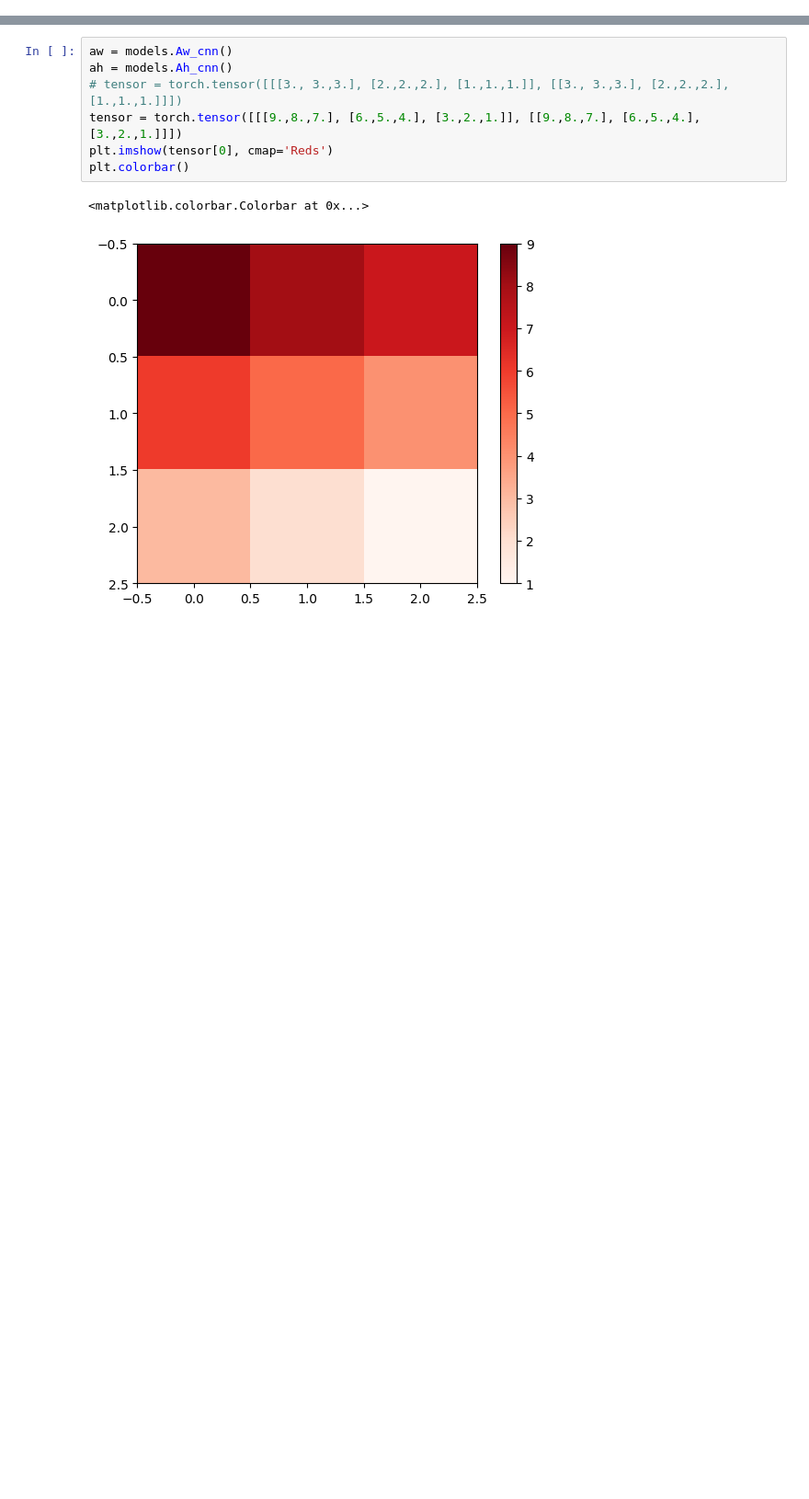
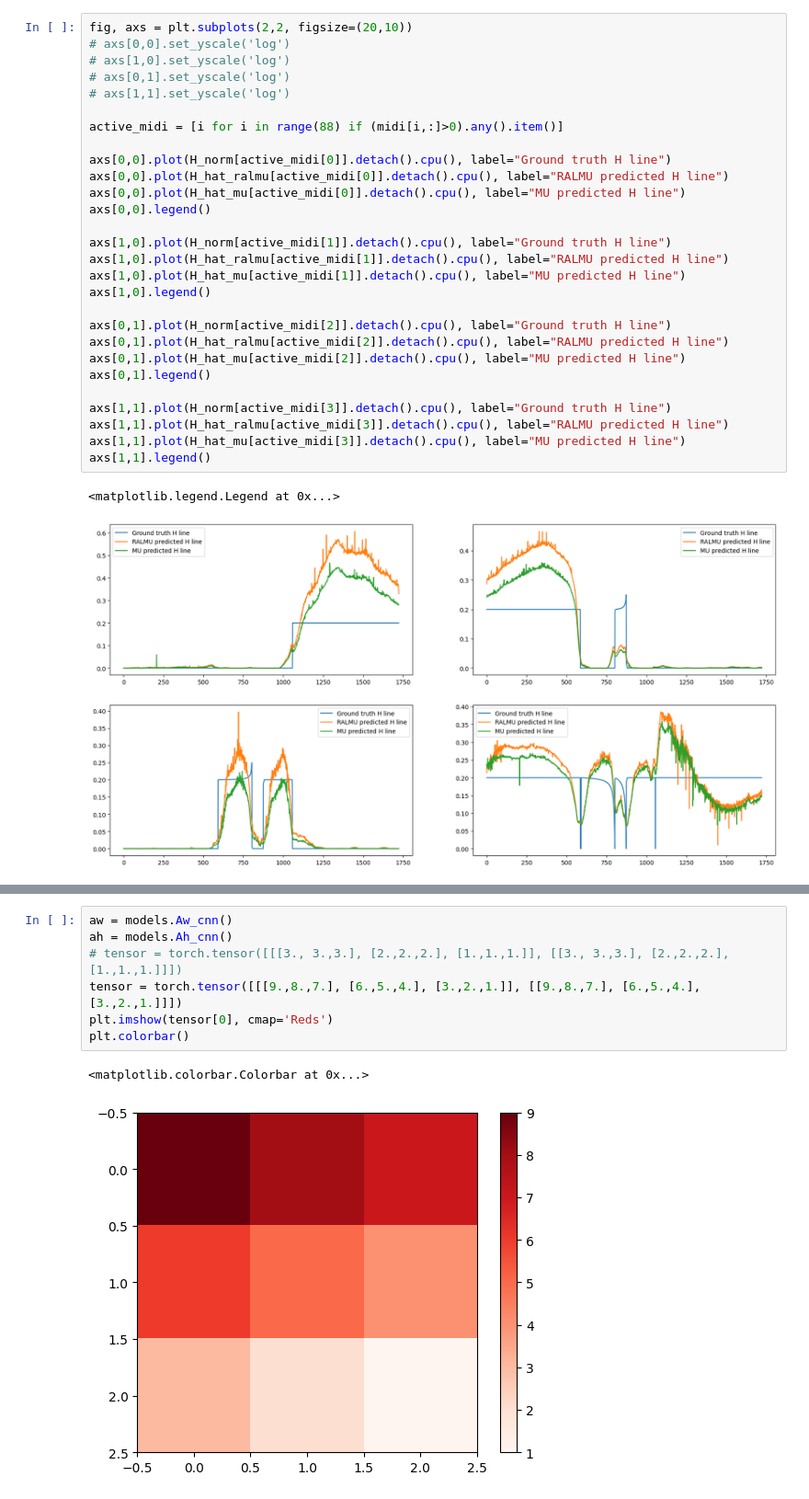
Before and after one commit to edabier/Unrolled-NMF, a Jupyter notebook: test.ipynb, the cells around one changed output, grey strips where cells are left out. Shown at 92% size. Cells and saved outputs as stored; diff of their text form; blank space fills up the shorter version.

```diff
--- a/test.ipynb
+++ b/test.ipynb
@@ -19,0 +126,31 @@ else:
+# %%
+fig, axs = plt.subplots(2,2, figsize=(20,10))
+# axs[0,0].set_yscale('log')
+# axs[1,0].set_yscale('log')
+# axs[0,1].set_yscale('log')
+# axs[1,1].set_yscale('log')
+
+active_midi = [i for i in range(88) if (midi[i,:]>0).any().item()]
+
+axs[0,0].plot(H_norm[active_midi[0]].detach().cpu(), label="Ground truth H line")
+axs[0,0].plot(H_hat_ralmu[active_midi[0]].detach().cpu(), label="RALMU predicted H line")
+axs[0,0].plot(H_hat_mu[active_midi[0]].detach().cpu(), label="MU predicted H line")
+axs[0,0].legend()
+
+axs[1,0].plot(H_norm[active_midi[1]].detach().cpu(), label="Ground truth H line")
+axs[1,0].plot(H_hat_ralmu[active_midi[1]].detach().cpu(), label="RALMU predicted H line")
+axs[1,0].plot(H_hat_mu[active_midi[1]].detach().cpu(), label="MU predicted H line")
+axs[1,0].legend()
+
+axs[0,1].plot(H_norm[active_midi[2]].detach().cpu(), label="Ground truth H line")
+axs[0,1].plot(H_hat_ralmu[active_midi[2]].detach().cpu(), label="RALMU predicted H line")
+axs[0,1].plot(H_hat_mu[active_midi[2]].detach().cpu(), label="MU predicted H line")
+axs[0,1].legend()
+
+axs[1,1].plot(H_norm[active_midi[3]].detach().cpu(), label="Ground truth H line")
+axs[1,1].plot(H_hat_ralmu[active_midi[3]].detach().cpu(), label="RALMU predicted H line")
+axs[1,1].plot(H_hat_mu[active_midi[3]].detach().cpu(), label="MU predicted H line")
+axs[1,1].legend()
+# %% [output]
+<matplotlib.legend.Legend at 0x...>
+[figure, added]
```
Also changed, not shown: parts of 24 cells of this notebook, 9 other files.
